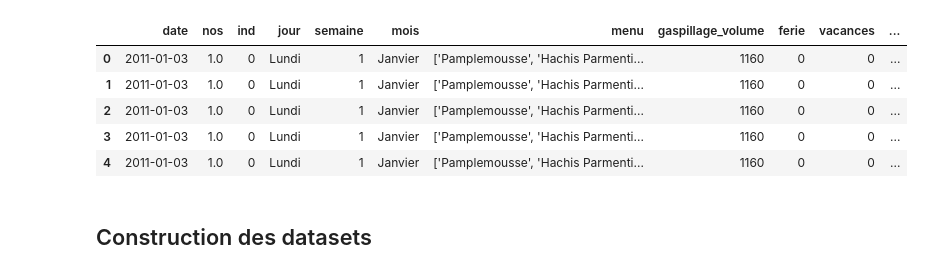
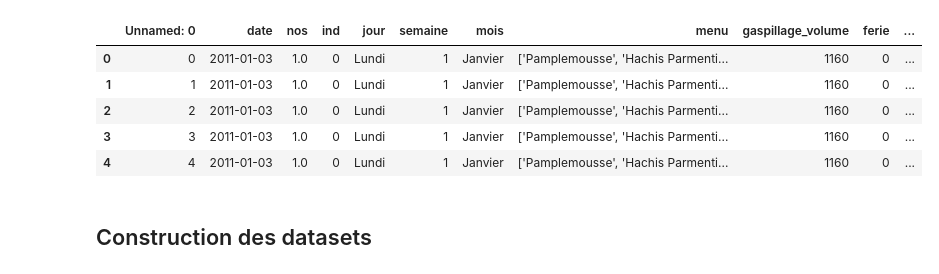
Before and after one commit to Nujadn/prev_cantine, a Jupyter notebook: notebooks/modelisation.ipynb, the cells around one changed output. Drawn from its saved outputs; the diff is of its cells as text; code cells hidden in the pictures.

Commit message:
modelisation : modif algo

```diff
--- a/notebooks/modelisation.ipynb
+++ b/notebooks/modelisation.ipynb
@@ -22,20 +23,21 @@ from sklearn.ensemble import RandomForestRegressor
 # évaluation modèle
 from sklearn.metrics import mean_squared_error, mean_absolute_error, r2_score
 # %%
-df = pd.read_csv("../dataset/data_modelisation.csv", sep=',')
-df = df.drop(['Unnamed: 0'], axis=1)
+df_model = pd.read_csv("../dataset/data_modelisation.csv", sep=',')
+#df_model = df_model.drop(['Unnamed: 0'], axis=1)
+df_model.head()
+
+df = pd.read_csv("../dataset/data_gp.csv", sep=',')
+#df = df.drop(['Unnamed: 0'], axis=1)
 df.head()
-
-data = pd.read_csv("../dataset/data_gp.csv", sep=',')
-data = data.drop(['Unnamed: 0'], axis=1)
-data.head()
+#df_model.head()
 # %% [output]
-|  | date | nos | ind | jour | semaine | mois | menu | gaspillage_volume | ferie | vacances | ... |
-| 0 | 2011-01-03 | 1.0 | 0 | Lundi | 1 | Janvier | ['Pamplemousse', 'Hachis Parmenti... | 1160 | 0 | 0 | ... |
-| 1 | 2011-01-03 | 1.0 | 0 | Lundi | 1 | Janvier | ['Pamplemousse', 'Hachis Parmenti... | 1160 | 0 | 0 | ... |
-| 2 | 2011-01-03 | 1.0 | 0 | Lundi | 1 | Janvier | ['Pamplemousse', 'Hachis Parmenti... | 1160 | 0 | 0 | ... |
-| 3 | 2011-01-03 | 1.0 | 0 | Lundi | 1 | Janvier | ['Pamplemousse', 'Hachis Parmenti... | 1160 | 0 | 0 | ... |
-| 4 | 2011-01-03 | 1.0 | 0 | Lundi | 1 | Janvier | ['Pamplemousse', 'Hachis Parmenti... | 1160 | 0 | 0 | ... |
+|  | Unnamed: 0 | date | nos | ind | jour | semaine | mois | menu | gaspillage_volume | ferie | ... |
+| 0 | 0 | 2011-01-03 | 1.0 | 0 | Lundi | 1 | Janvier | ['Pamplemousse', 'Hachis Parmenti... | 1160 | 0 | ... |
+| 1 | 1 | 2011-01-03 | 1.0 | 0 | Lundi | 1 | Janvier | ['Pamplemousse', 'Hachis Parmenti... | 1160 | 0 | ... |
+| 2 | 2 | 2011-01-03 | 1.0 | 0 | Lundi | 1 | Janvier | ['Pamplemousse', 'Hachis Parmenti... | 1160 | 0 | ... |
+| 3 | 3 | 2011-01-03 | 1.0 | 0 | Lundi | 1 | Janvier | ['Pamplemousse', 'Hachis Parmenti... | 1160 | 0 | ... |
+| 4 | 4 | 2011-01-03 | 1.0 | 0 | Lundi | 1 | Janvier | ['Pamplemousse', 'Hachis Parmenti... | 1160 | 0 | ... |
 # %% [markdown]
 ## Construction des datasets
 # %%
```
Also changed, not shown: parts of 8 cells of this notebook, 4 other files.
